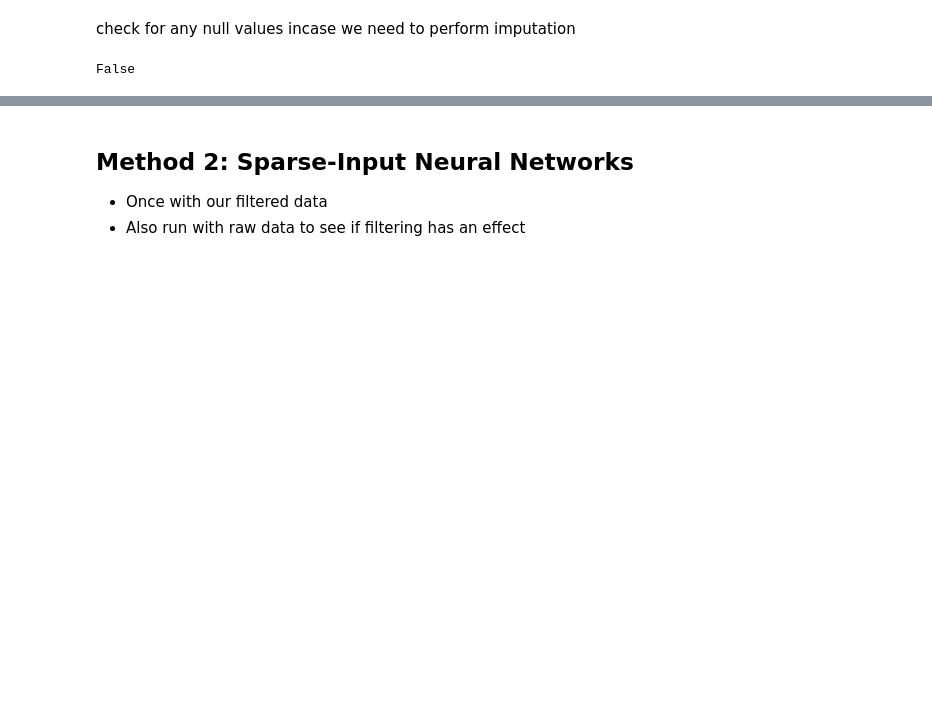
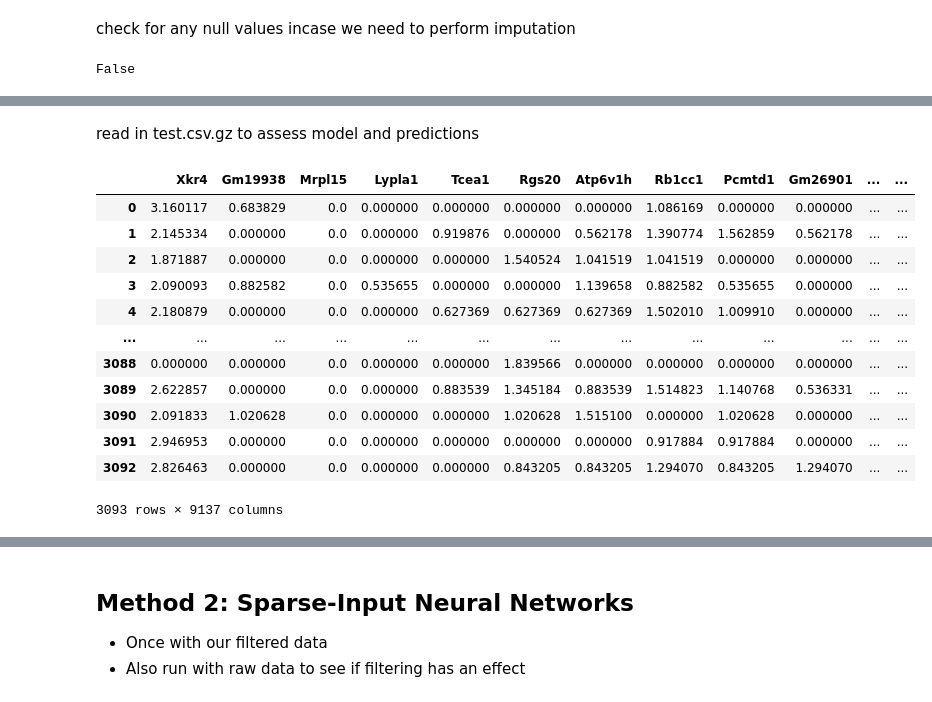
Before and after one commit to Simonlee711/Celltype_Classification, a Jupyter notebook: src/cell_prediction_analysis.ipynb, the cells around one changed output, grey strips where cells are left out. Drawn from its saved outputs; the diff is of its cells as text; code cells hidden in the pictures; blank space fills up the shorter version.

```diff
--- a/src/cell_prediction_analysis.ipynb
+++ b/src/cell_prediction_analysis.ipynb
@@ -94,6 +94,8 @@ df_filtered
 | 4998 | 4998 | 1.227544 | 0.791370 | 0.0 | 0.000000 | 0.791370 | 0.000000 | 0.791370 | 0.791370 | 0.791370 | ... | ... |
 | 4999 | 4999 | 2.485066 | 0.550120 | 0.0 | 0.902971 | 0.000000 | 1.163270 | 0.902971 | 1.163270 | 1.163270 | ... | ... |
 5000 rows × 9139 columns
+# %%
+df_filtered = df_filtered.drop(columns='Unnamed: 0')
 # %% [markdown]
 check for any null values incase we need to perform imputation
 # %%
@@ -152,0 +217,19 @@ xgb.to_graphviz(model, num_trees=2)
+# %% [markdown]
+read in test.csv.gz to assess model and predictions
+# %%
+test = pd.read_csv('../data/test.csv.gz', compression='gzip', usecols=gene_column_headers_filtered)
+test
+# %% [output]
+|  | Xkr4 | Gm19938 | Mrpl15 | Lypla1 | Tcea1 | Rgs20 | Atp6v1h | Rb1cc1 | Pcmtd1 | Gm26901 | ... | ... |
+| 0 | 3.160117 | 0.683829 | 0.0 | 0.000000 | 0.000000 | 0.000000 | 0.000000 | 1.086169 | 0.000000 | 0.000000 | ... | ... |
+| 1 | 2.145334 | 0.000000 | 0.0 | 0.000000 | 0.919876 | 0.000000 | 0.562178 | 1.390774 | 1.562859 | 0.562178 | ... | ... |
+| 2 | 1.871887 | 0.000000 | 0.0 | 0.000000 | 0.000000 | 1.540524 | 1.041519 | 1.041519 | 0.000000 | 0.000000 | ... | ... |
+| 3 | 2.090093 | 0.882582 | 0.0 | 0.535655 | 0.000000 | 0.000000 | 1.139658 | 0.882582 | 0.535655 | 0.000000 | ... | ... |
+| 4 | 2.180879 | 0.000000 | 0.0 | 0.000000 | 0.627369 | 0.627369 | 0.627369 | 1.502010 | 1.009910 | 0.000000 | ... | ... |
+| ... | ... | ... | ... | ... | ... | ... | ... | ... | ... | ... | ... | ... |
+| 3088 | 0.000000 | 0.000000 | 0.0 | 0.000000 | 0.000000 | 1.839566 | 0.000000 | 0.000000 | 0.000000 | 0.000000 | ... | ... |
+| 3089 | 2.622857 | 0.000000 | 0.0 | 0.000000 | 0.883539 | 1.345184 | 0.883539 | 1.514823 | 1.140768 | 0.536331 | ... | ... |
+| 3090 | 2.091833 | 1.020628 | 0.0 | 0.000000 | 0.000000 | 1.020628 | 1.515100 | 0.000000 | 1.020628 | 0.000000 | ... | ... |
+| 3091 | 2.946953 | 0.000000 | 0.0 | 0.000000 | 0.000000 | 0.000000 | 0.000000 | 0.917884 | 0.917884 | 0.000000 | ... | ... |
+| 3092 | 2.826463 | 0.000000 | 0.0 | 0.000000 | 0.000000 | 0.843205 | 0.843205 | 1.294070 | 0.843205 | 1.294070 | ... | ... |
+3093 rows × 9137 columns
```
Also changed, not shown: parts of 42 cells of this notebook, 2 other files.
